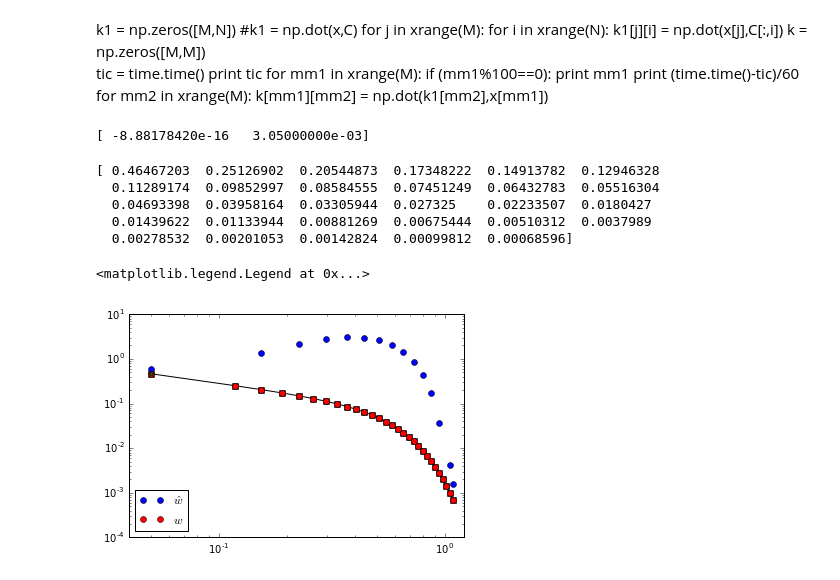
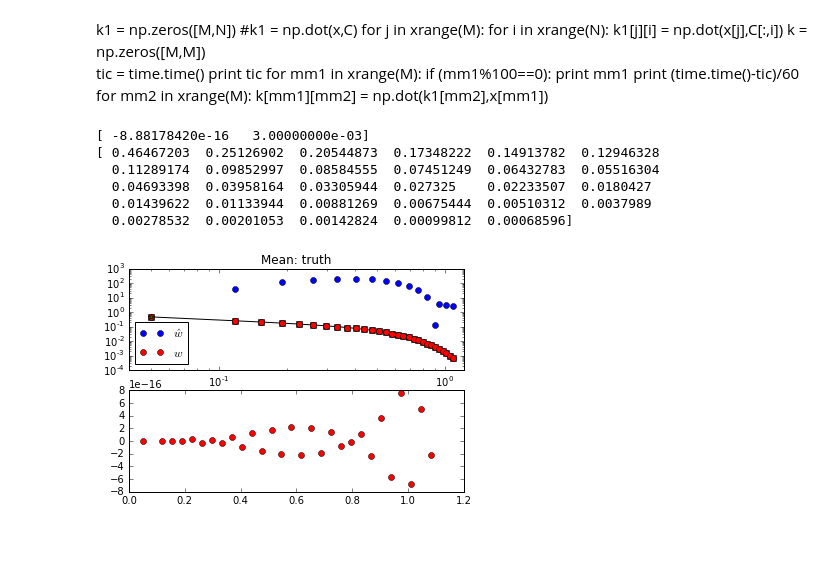
Before and after one commit to tripathi/D3SB, a Jupyter notebook: analyticd3sb.ipynb, the cells around one changed output. Cells and saved outputs as stored; diff of their text form; code cells hidden in the pictures; blank space fills up the shorter version.

Commit message:
Modifying plots and the mean used

```diff
--- a/analyticd3sb.ipynb
+++ b/analyticd3sb.ipynb
@@ -117,7 +117,7 @@ vprime = (-u*np.sin(PAr) + v*np.cos(PAr)) * np.cos(inclr)
 #Binned visibilities
 from deprojectVis import deproject_vis
 rho = np.sqrt(u**2 + v**2)
-newbins = np.arange(1., np.amax(np.sqrt(u**2 + v**2))/1000, 50.)
+newbins = np.arange(1., np.amax(np.sqrt(u**2 + v**2))/1000, 100.)
 dprj_vis = deproject_vis([u, v, dvis, dwgt], newbins, incl, PA, offx, offy)
 dpjrho, dpjvis, dpjsig = dprj_vis
 plt.plot(rho, dvis.real,'.k')
@@ -381,28 +378,37 @@ opt = minimize(calcZ, thetaguess, args=(cb), method='Nelder-Mead', tol=1e-6)
-# %%
-print opt.x
-# %% [output]
-[ -8.88178420e-16   3.05000000e-03]
 # %%
-wtilde = calcwtilde(opt.x[0], opt.x[1], nominal_SB)
+#Minimize the evidence for GP amplitude and length
+from scipy.optimize import minimize
+thetaguess = np.array([1,.002])
+opt = minimize(calcZ, thetaguess, args=(cb), method='Nelder-Mead', tol=1e-6)
+print opt.x
+
+#Examine new output
+wtilde = calcwtilde(opt.x[0], opt.x[1], meanw)
 print wtilde
 #Plot output
 plt.figure(1)
-#plt.subplot(2,1,1)
+plt.subplot(2,1,1)
 plt.plot(cb, nominal_SB, 'ks')
 plt.plot(cb, nominal_SB, '-k')
 plt.plot(cb, result, 'bo', label=r"$\hat{w}$")
 plt.plot(cb, wtilde, 'ro', label=r"${w}~w/GP$")
 plt.plot(cb[0],[.47],'*g')
 ax = plt.gca()
 plt.xlim(.4*b[0], 1.1*b[-1])
 ax.set_xscale('log')
 ax.set_yscale('log')
 plt.legend(loc="lower left")
+plt.title('Mean: truth')
+
+#Plot residuals
+plt.subplot(212)
+plt.plot(cb, nominal_SB-wtilde, 'ro')
+plt.savefig("hyperparamopt_meantruth.png")
 # %% [output]
+[ -8.88178420e-16   3.00000000e-03]
 [ 0.46467203  0.25126902  0.20544873  0.17348222  0.14913782  0.12946328
   0.11289174  0.09852997  0.08584555  0.07451249  0.06432783  0.05516304
   0.04693398  0.03958164  0.03305944  0.027325    0.02233507  0.0180427
   0.01439622  0.01133944  0.00881269  0.00675444  0.00510312  0.0037989
   0.00278532  0.00201053  0.00142824  0.00099812  0.00068596]
-<matplotlib.legend.Legend at 0x...>
-[figure, old version]
+[figure, new version]
```
Also changed, not shown: parts of 8 cells of this notebook.
